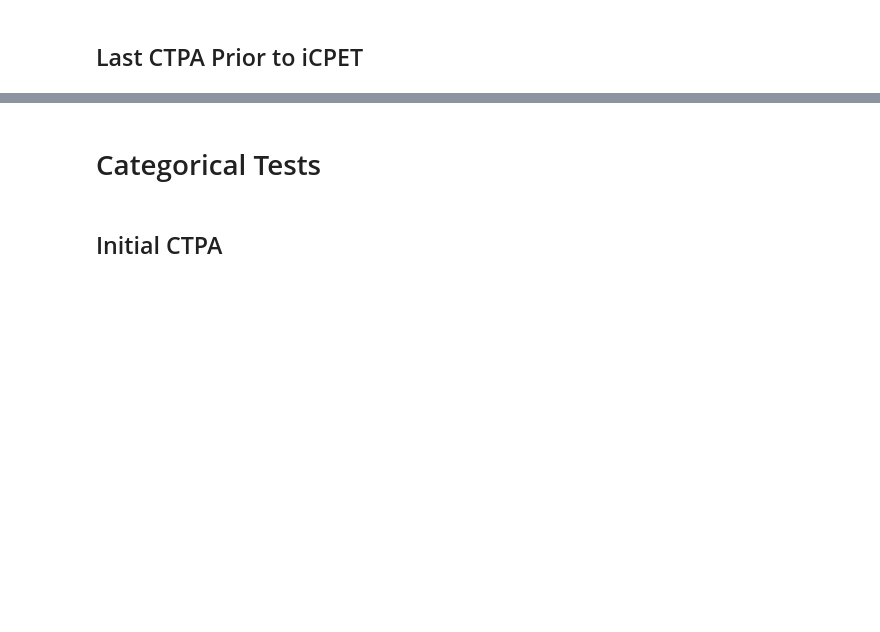
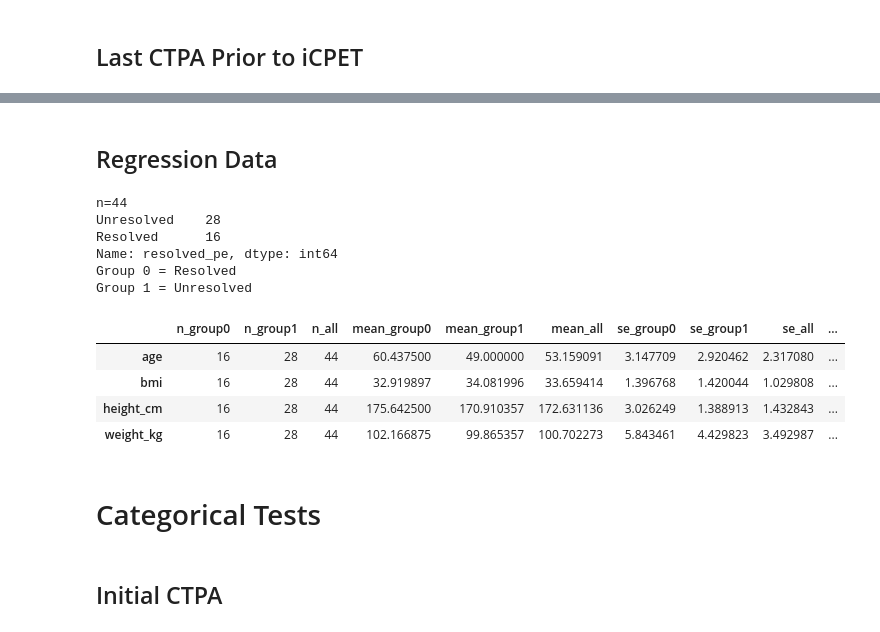
Before and after one commit to qaust/iCPET, a Jupyter notebook: src/summary_stats.ipynb, the cells around one changed output, grey strips where cells are left out. Saved outputs shown, nothing was run; the diff lists cells and outputs as text; code cells hidden in the pictures; blank space fills up the shorter version.

```diff
--- a/src/summary_stats.ipynb
+++ b/src/summary_stats.ipynb
@@ -322,0 +335,8 @@ Name: resolved_pe, dtype: int64
+# %%
+table1_num = num_data_initial.dropna(subset=['total_clot_burden', 'resolved_pe']).loc[index_for_regressions, ['PE_number', 'resolved_pe', 'age', 'height_cm', 'weight_kg', 'bmi']]
+print(table1_num.shape)
+
+print(len(table1_num['PE_number'].unique()))
+print(table1_num['resolved_pe'].value_counts())
+
+table1_num.head(5)
@@ -529,3 +582,23 @@ counts
+# %% [markdown]
+## Regression Data
+# %%
+print(f"n={table1_num.shape[0]}")
+print(table1_num['resolved_pe'].value_counts())
+table1_num_tests = run_num_tests(table1_num, 'resolved_pe')
+table1_num_tests.to_csv('../output/summary/table1_num.csv')
+table1_num_tests.head()
+# %% [output]
+n=44
+Unresolved    28
+Resolved      16
+Name: resolved_pe, dtype: int64
+Group 0 = Resolved
+Group 1 = Unresolved
+|  | n_group0 | n_group1 | n_all | mean_group0 | mean_group1 | mean_all | se_group0 | se_group1 | se_all | ... |
+| age | 16 | 28 | 44 | 60.437500 | 49.000000 | 53.159091 | 3.147709 | 2.920462 | 2.317080 | ... |
+| bmi | 16 | 28 | 44 | 32.919897 | 34.081996 | 33.659414 | 1.396768 | 1.420044 | 1.029808 | ... |
+| height_cm | 16 | 28 | 44 | 175.642500 | 170.910357 | 172.631136 | 3.026249 | 1.388913 | 1.432843 | ... |
+| weight_kg | 16 | 28 | 44 | 102.166875 | 99.865357 | 100.702273 | 5.843461 | 4.429823 | 3.492987 | ... |
 # %% [markdown]
 # Categorical Tests
 # %%
```
Also changed, not shown: parts of 34 cells of this notebook, 6 other files.
